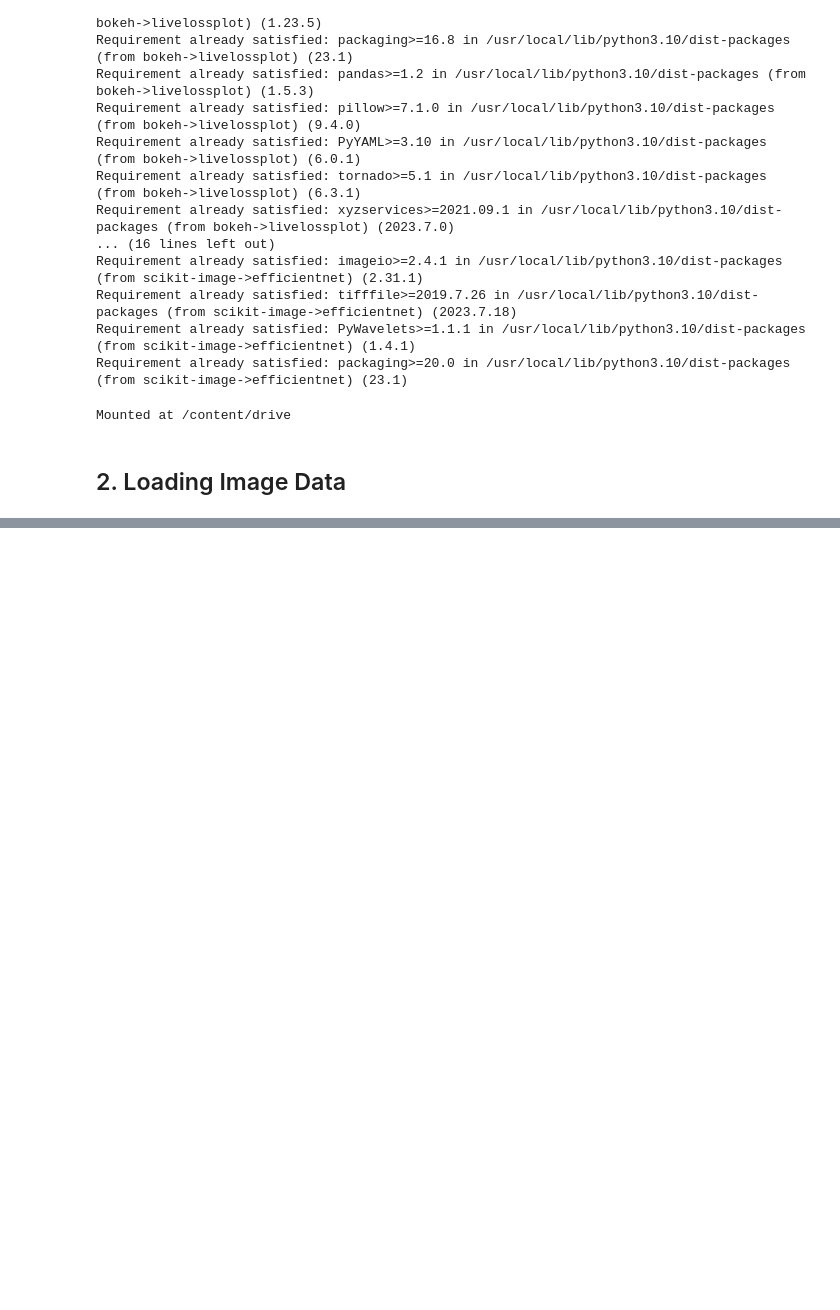
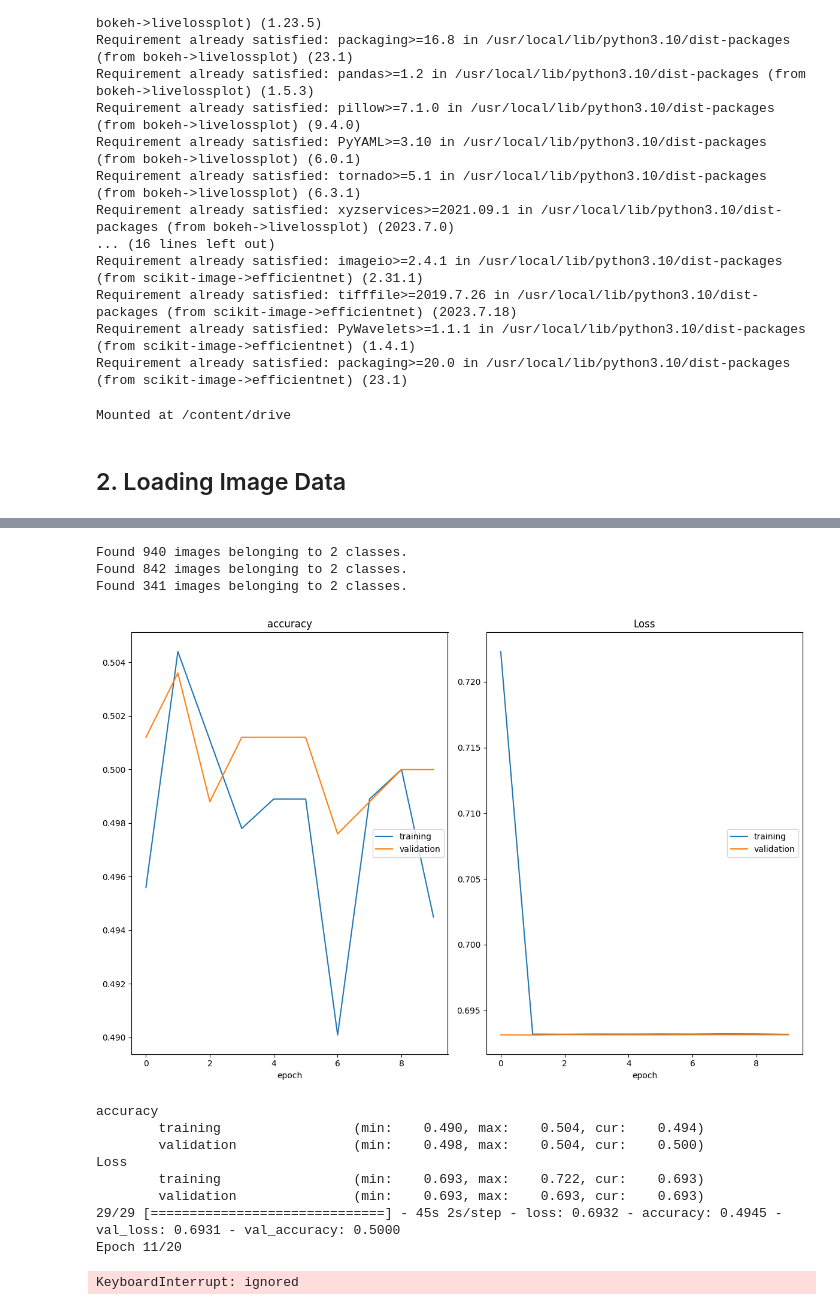
Before and after one commit to ciencialatitud0/EPIC_3, a Jupyter notebook: Day_2/Image_classifier_2classes.ipynb, the cells around one changed output, grey strips where cells are left out. Saved outputs shown, nothing was run; the diff lists cells and outputs as text; code cells hidden in the pictures; blank space fills up the shorter version.

```diff
--- a/Day_2/Image_classifier_2classes.ipynb
+++ b/Day_2/Image_classifier_2classes.ipynb
@@ -52,7 +52,7 @@ MODEL_SUMMARY_FILE = "model_summary.txt"
 MODEL_FILE = "zebrafish.h5"
 
 # Data
-path = r"/content/drive/MyDrive/IntroBioImageAnalysis-main/zebrafishData/"
+path = r"/content/drive/MyDrive/IntroBioImageAnalysis-main/zebrafish/"
 training_data_dir = path + "training"
 validation_data_dir = path + "validation"
 test_data_dir = path + "test"
@@ -510,0 +95,57 @@ plt.show()
+# %%
+# Data augmentation
+training_data_generator = ImageDataGenerator(
+    rescale=1./255,
+    shear_range=0.1,
+    zoom_range=0.1,
+    horizontal_flip=True)
+validation_data_generator = ImageDataGenerator(rescale=1./255)
+test_data_generator = ImageDataGenerator(rescale=1./255)
+# %%
+# Data preparation
+training_generator = training_data_generator.flow_from_directory(
+    training_data_dir,
+    target_size=(IMAGE_WIDTH, IMAGE_HEIGHT),
+    batch_size=BATCH_SIZE,
+    class_mode="binary")
+validation_generator = validation_data_generator.flow_from_directory(
+    validation_data_dir,
+    target_size=(IMAGE_WIDTH, IMAGE_HEIGHT),
+    batch_size=BATCH_SIZE,
+    class_mode="binary")
+test_generator = test_data_generator.flow_from_directory(
+    test_data_dir,
+    target_size=(IMAGE_WIDTH, IMAGE_HEIGHT),
+    batch_size=1,
+    class_mode="binary",
+    shuffle=False)
+# %% [output]
+Found 940 images belonging to 2 classes.
+Found 842 images belonging to 2 classes.
+Found 341 images belonging to 2 classes.
+# %%
+
+
+# Training
+model.fit_generator(
+    training_generator,
+    steps_per_epoch=len(training_generator.filenames) // BATCH_SIZE,
+    epochs=EPOCHS,
+    validation_data=validation_generator,
+    validation_steps=len(validation_generator.filenames) // BATCH_SIZE,
+    callbacks=[PlotLossesCallback(), CSVLogger(TRAINING_LOGS_FILE,
+                                            append=False,
+                                            separator=";")],
+    verbose=1)
+model.save_weights(MODEL_FILE)
+# %% [output]
+[figure, added]
+accuracy
+        training                 (min:    0.490, max:    0.504, cur:    0.494)
+        validation               (min:    0.498, max:    0.504, cur:    0.500)
+Loss
+        training                 (min:    0.693, max:    0.722, cur:    0.693)
+        validation               (min:    0.693, max:    0.693, cur:    0.693)
+29/29 [==============================] - 45s 2s/step - loss: 0.6932 - accuracy: 0.4945 - val_loss: 0.6931 - val_accuracy: 0.5000
+Epoch 11/20
+KeyboardInterrupt: ignored
```
Also changed, not shown: parts of 52 cells of this notebook.
